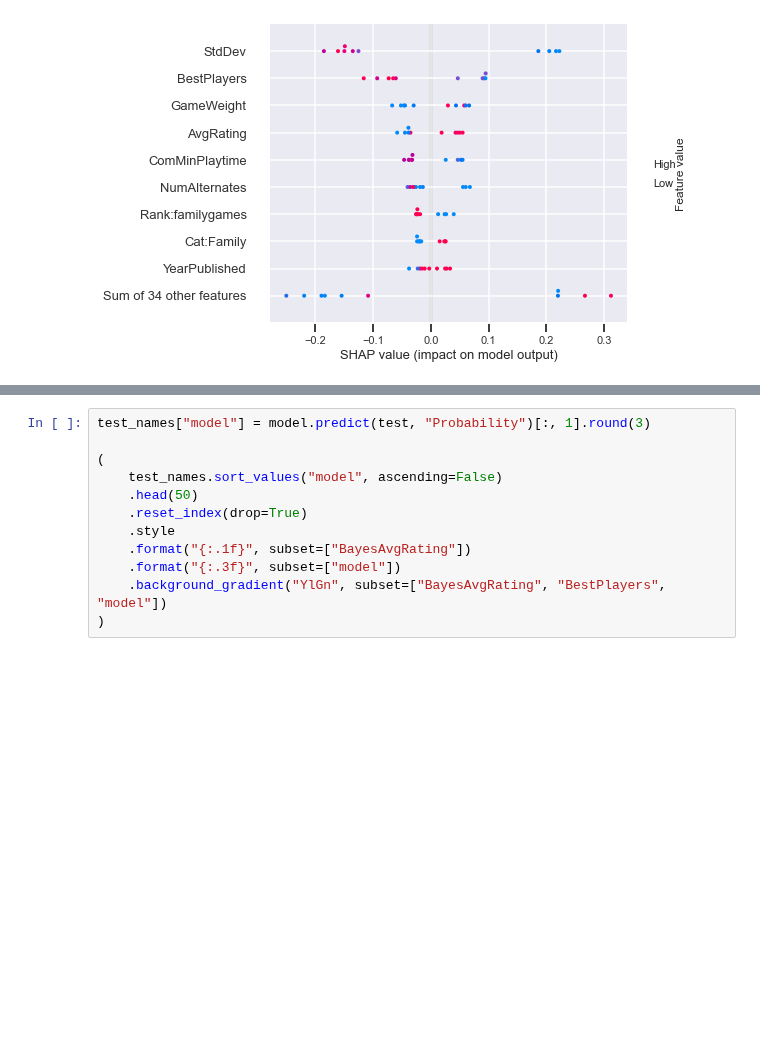
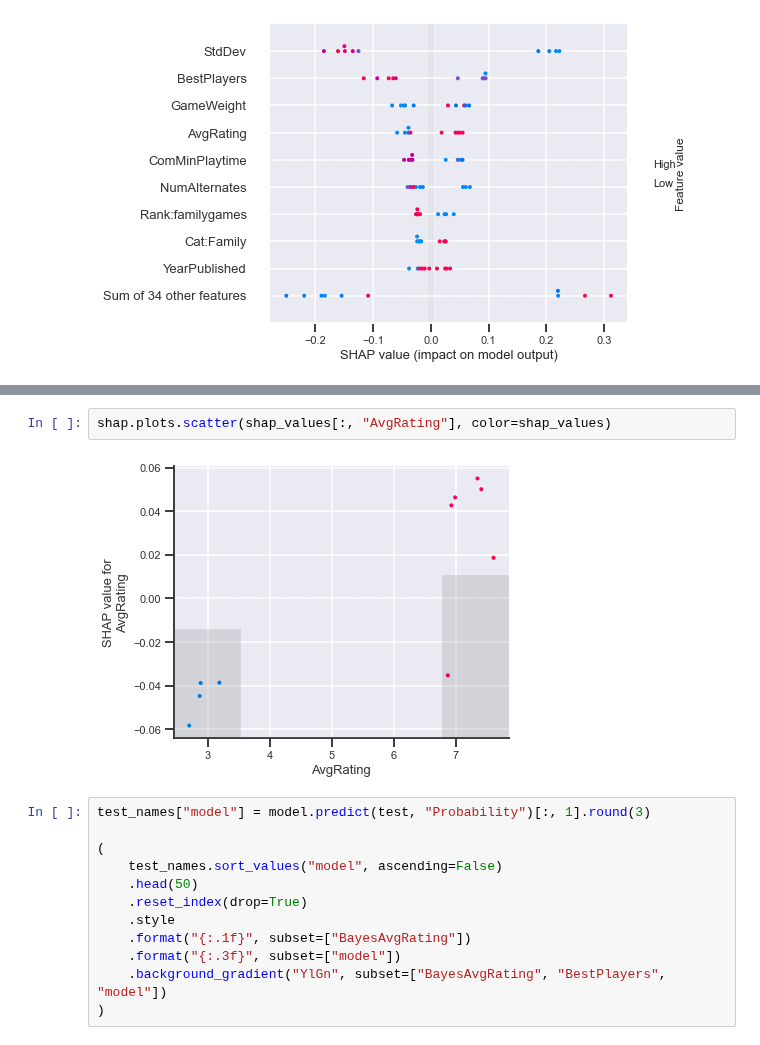
Before and after one commit to zachwill/boardgames, a Jupyter notebook: Predict Games.ipynb, the cells around one changed output, grey strips where cells are left out. Saved outputs shown, nothing was run; the diff lists cells and outputs as text; blank space fills up the shorter version.

```diff
--- a/Predict Games.ipynb
+++ b/Predict Games.ipynb
@@ -114,3 +113,7 @@ shap.plots.scatter(shap_values[:, "NumWish"], color=shap_values)
+# %%
+shap.plots.scatter(shap_values[:, "AvgRating"], color=shap_values)
+# %% [output]
+[figure, added]
 # %%
 test_names["model"] = model.predict(test, "Probability")[:, 1].round(3)
 
```
Also changed, not shown: parts of 4 cells of this notebook.
